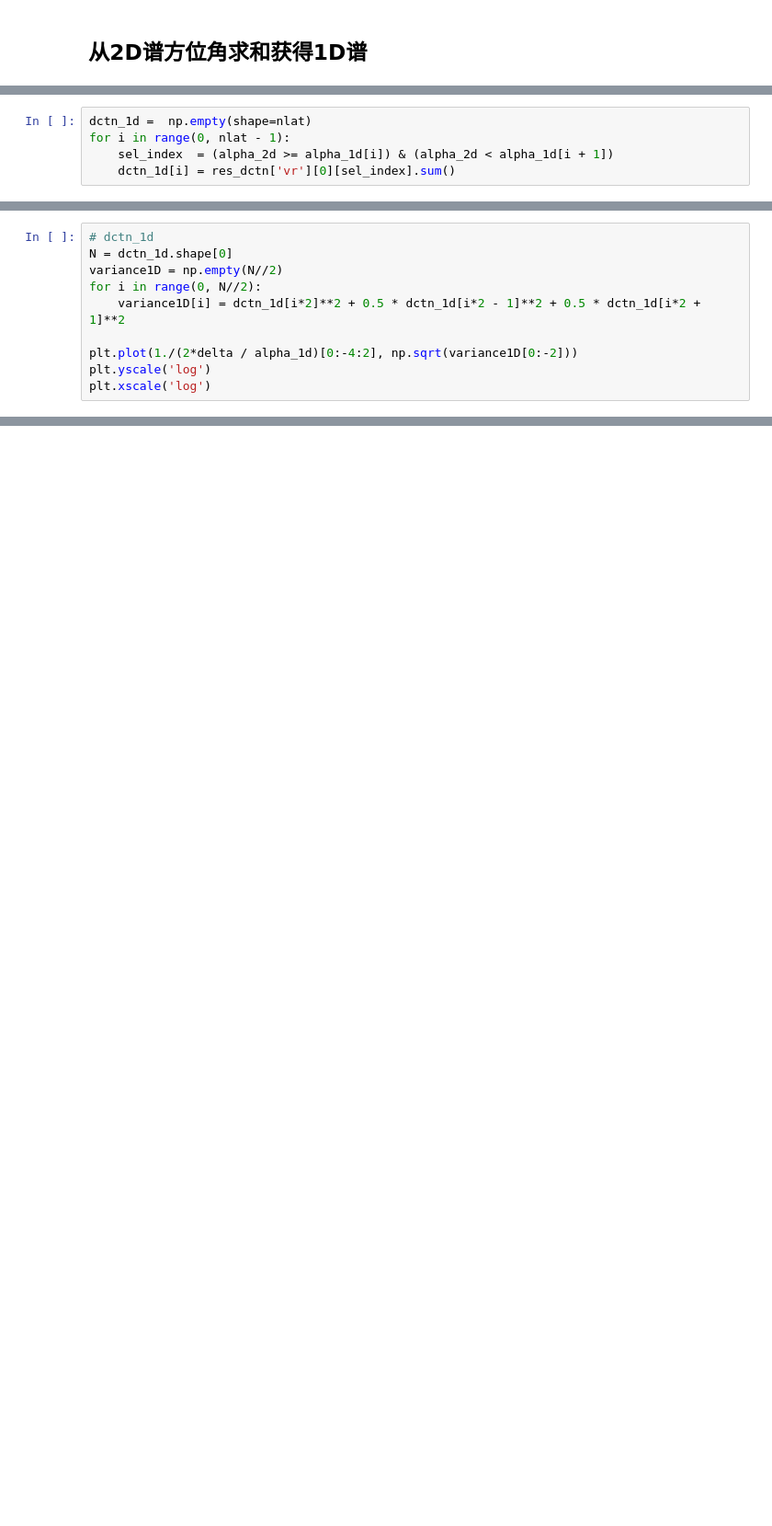
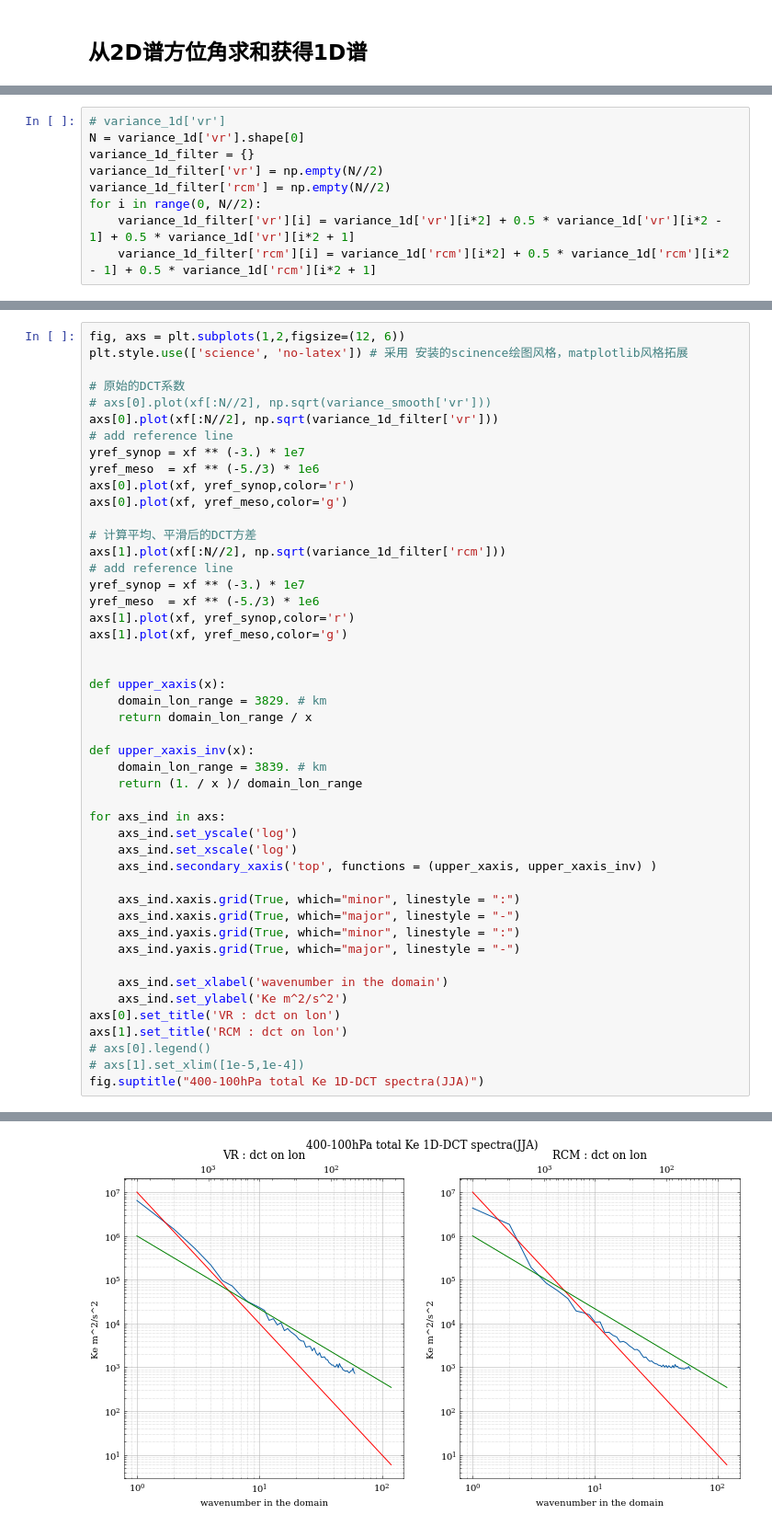
Before and after one commit to dozerlcl/MPAS_case_study, a Jupyter notebook: 92-25km_vr_rcm_postprocess/visualization/spectral/dft_dct/2d_dft_dct/ke_dct_2D_follow_Denis2002.ipynb, the cells around one changed output, grey strips where cells are left out. Shown at 92% size. Cells and saved outputs as stored; diff of their text form; blank space fills up the shorter version.

```diff
--- a/92-25km_vr_rcm_postprocess/visualization/spectral/dft_dct/2d_dft_dct/ke_dct_2D_follow_Denis2002.ipynb
+++ b/92-25km_vr_rcm_postprocess/visualization/spectral/dft_dct/2d_dft_dct/ke_dct_2D_follow_Denis2002.ipynb
@@ -71,5 +88,0 @@ plt.colorbar()
-# %%
-dctn_1d =  np.empty(shape=nlat)
-for i in range(0, nlat - 1):
-    sel_index  = (alpha_2d >= alpha_1d[i]) & (alpha_2d < alpha_1d[i + 1])
-    dctn_1d[i] = res_dctn['vr'][0][sel_index].sum()
@@ -76,10 +112,9 @@ for i in range(0, nlat - 1):
 # %%
-# dctn_1d
-N = dctn_1d.shape[0]
-variance1D = np.empty(N//2)
+# variance_1d['vr']
+N = variance_1d['vr'].shape[0]
+variance_1d_filter = {}
+variance_1d_filter['vr'] = np.empty(N//2)
+variance_1d_filter['rcm'] = np.empty(N//2)
 for i in range(0, N//2):
-    variance1D[i] = dctn_1d[i*2]**2 + 0.5 * dctn_1d[i*2 - 1]**2 + 0.5 * dctn_1d[i*2 + 1]**2
-
-plt.plot(1./(2*delta / alpha_1d)[0:-4:2], np.sqrt(variance1D[0:-2]))
-plt.yscale('log')
-plt.xscale('log')
+    variance_1d_filter['vr'][i] = variance_1d['vr'][i*2] + 0.5 * variance_1d['vr'][i*2 - 1] + 0.5 * variance_1d['vr'][i*2 + 1]
+    variance_1d_filter['rcm'][i] = variance_1d['rcm'][i*2] + 0.5 * variance_1d['rcm'][i*2 - 1] + 0.5 * variance_1d['rcm'][i*2 + 1]
@@ -107,0 +144,48 @@ res_dctn['vr'][0][sel_index].sum()
+# %%
+fig, axs = plt.subplots(1,2,figsize=(12, 6))
+plt.style.use(['science', 'no-latex']) # 采用 安装的scinence绘图风格，matplotlib风格拓展
+
+# 原始的DCT系数
+# axs[0].plot(xf[:N//2], np.sqrt(variance_smooth['vr']))
+axs[0].plot(xf[:N//2], np.sqrt(variance_1d_filter['vr']))
+# add reference line
+yref_synop = xf ** (-3.) * 1e7
+yref_meso  = xf ** (-5./3) * 1e6
+axs[0].plot(xf, yref_synop,color='r')
+axs[0].plot(xf, yref_meso,color='g')
+
+# 计算平均、平滑后的DCT方差
+axs[1].plot(xf[:N//2], np.sqrt(variance_1d_filter['rcm']))
+# add reference line
+yref_synop = xf ** (-3.) * 1e7
+yref_meso  = xf ** (-5./3) * 1e6
+axs[1].plot(xf, yref_synop,color='r')
+axs[1].plot(xf, yref_meso,color='g')
+
+
+def upper_xaxis(x):
+    domain_lon_range = 3829. # km
+    return domain_lon_range / x
+
+def upper_xaxis_inv(x):
+    domain_lon_range = 3839. # km
+    return (1. / x )/ domain_lon_range
+
+for axs_ind in axs:
+    axs_ind.set_yscale('log')
+    axs_ind.set_xscale('log')
+    axs_ind.secondary_xaxis('top', functions = (upper_xaxis, upper_xaxis_inv) )
+
+    axs_ind.xaxis.grid(True, which="minor", linestyle = ":")
+    axs_ind.xaxis.grid(True, which="major", linestyle = "-")
+    axs_ind.yaxis.grid(True, which="minor", linestyle = ":")
+    axs_ind.yaxis.grid(True, which="major", linestyle = "-")
+
+    axs_ind.set_xlabel('wavenumber in the domain')
+    axs_ind.set_ylabel('Ke m^2/s^2')
+axs[0].set_title('VR : dct on lon')
+axs[1].set_title('RCM : dct on lon')
+# axs[0].legend()
+# axs[1].set_xlim([1e-5,1e-4])
+fig.suptitle("400-100hPa total Ke 1D-DCT spectra(JJA)")
+# %% [output]
@@ -107,0 +193 @@ res_dctn['vr'][0][sel_index].sum()
+[figure, added]
```
Also changed, not shown: parts of 11 cells of this notebook, 8 other files.
